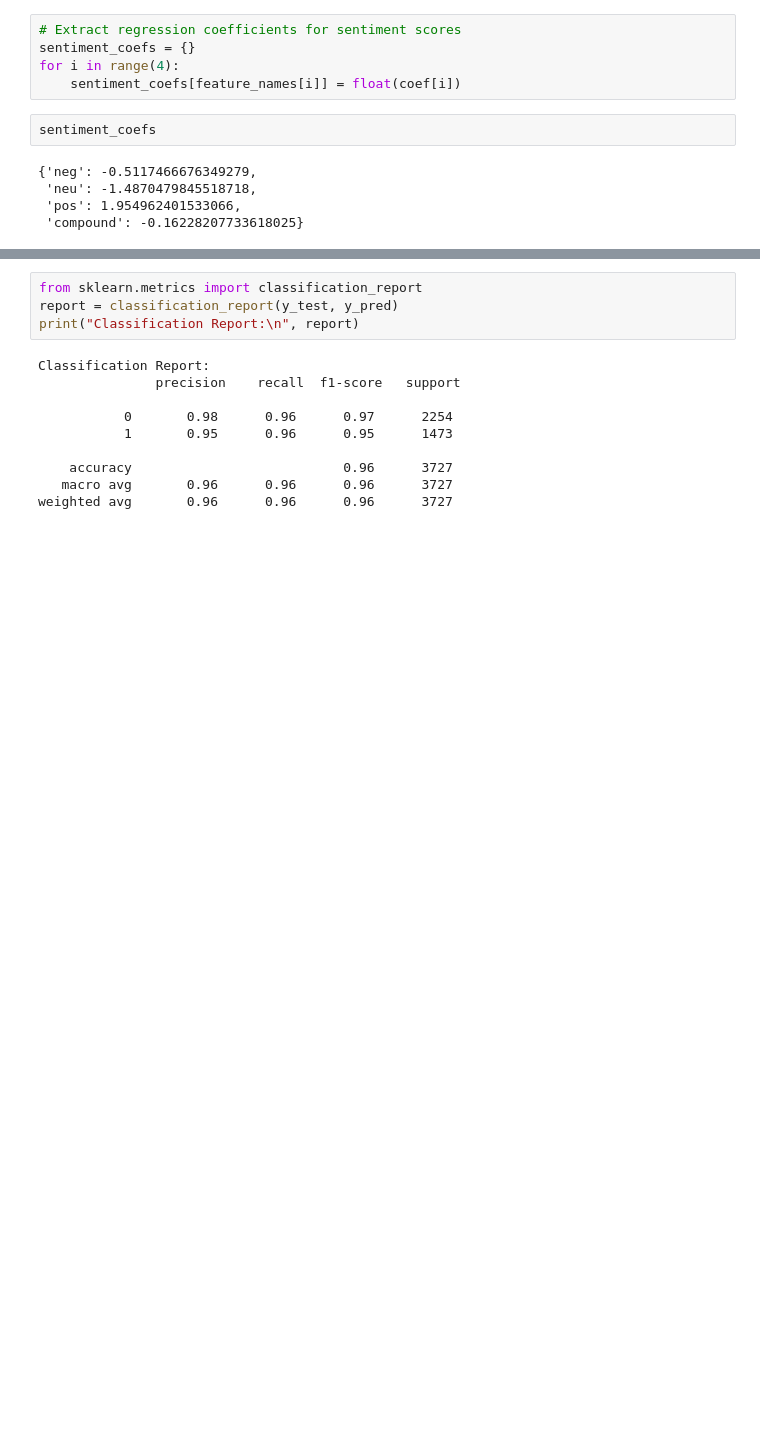
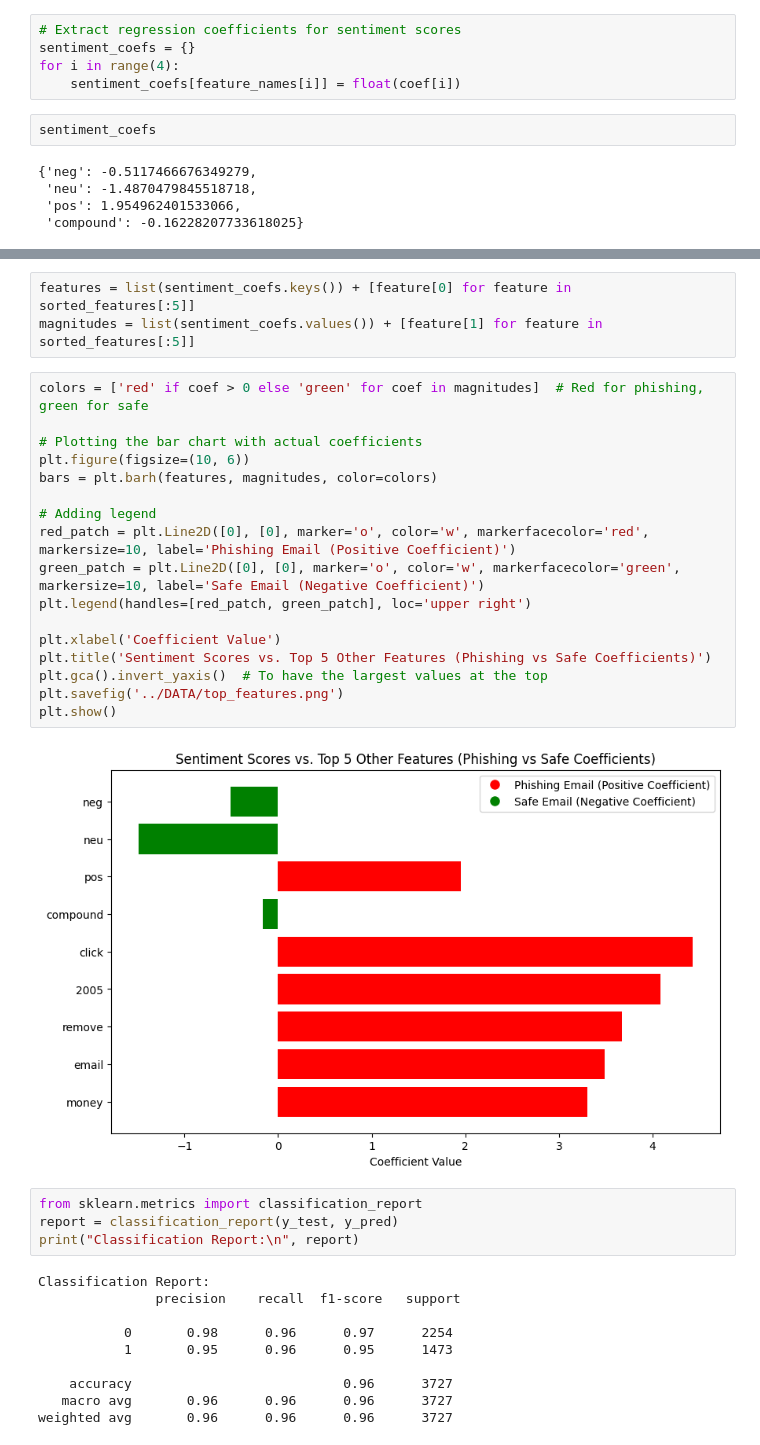
Before and after one commit to camigutie/DS4002-Project1, a Jupyter notebook: SCRIPTS/analysis.ipynb, the cells around one changed output, grey strips where cells are left out. Cells and saved outputs as stored; diff of their text form; blank space fills up the shorter version.

```diff
--- a/SCRIPTS/analysis.ipynb
+++ b/SCRIPTS/analysis.ipynb
@@ -110,3 +99,25 @@ AttributeError: 'Index' object has no attribute 'index'
+# %%
+features = list(sentiment_coefs.keys()) + [feature[0] for feature in sorted_features[:5]]
+magnitudes = list(sentiment_coefs.values()) + [feature[1] for feature in sorted_features[:5]]
+# %%
+colors = ['red' if coef > 0 else 'green' for coef in magnitudes]  # Red for phishing, green for safe
+
+# Plotting the bar chart with actual coefficients
+plt.figure(figsize=(10, 6))
+bars = plt.barh(features, magnitudes, color=colors)
+
+# Adding legend
+red_patch = plt.Line2D([0], [0], marker='o', color='w', markerfacecolor='red', markersize=10, label='Phishing Email (Positive Coefficient)')
+green_patch = plt.Line2D([0], [0], marker='o', color='w', markerfacecolor='green', markersize=10, label='Safe Email (Negative Coefficient)')
+plt.legend(handles=[red_patch, green_patch], loc='upper right')
+
+plt.xlabel('Coefficient Value')
+plt.title('Sentiment Scores vs. Top 5 Other Features (Phishing vs Safe Coefficients)')
+plt.gca().invert_yaxis()  # To have the largest values at the top
+plt.savefig('../DATA/top_features.png')
+plt.show()
+# %% [output]
+[figure, added]
 # %%
 from sklearn.metrics import classification_report
 report = classification_report(y_test, y_pred)
```
Also changed, not shown: parts of 8 cells of this notebook, 1 other file.
